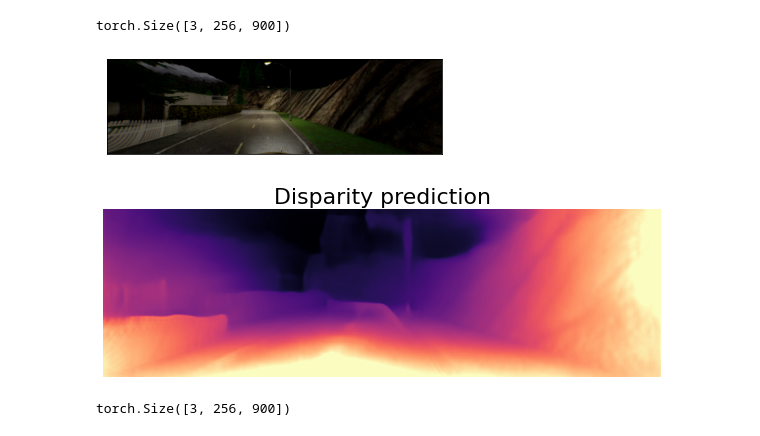
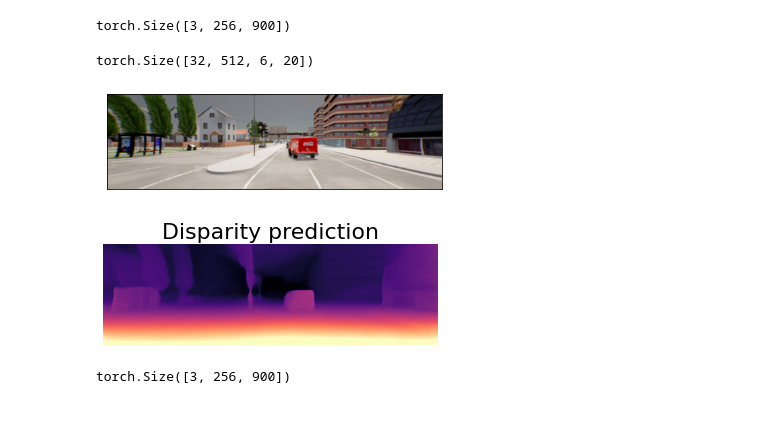
Before and after one commit to shamalweerasooriya/TCP_Refactored, a Jupyter notebook: resnet.ipynb, the cells around one changed output. Drawn from its saved outputs; the diff is of its cells as text; code cells hidden in the pictures.

```diff
--- a/resnet.ipynb
+++ b/resnet.ipynb
@@ -132,23 +134,26 @@ fImg[0].size()
 torch.Size([3, 256, 900])
 # %%
 f_o, df_o = monomodel.predict_depth_batch(fImg_o)
+f_o.size()
+# %% [output]
+torch.Size([32, 512, 6, 20])
 # %%
-num = 22
+num = 10
 # %%
 show(fImg_o[num])
 # %% [output]
-[figure, old version]
+[figure, new version]
 # %%
 # Saving colormapped depth image
 disp_resized_np = df_o[num].squeeze().cpu().numpy()
 vmax = np.percentile(disp_resized_np, 95)
 
-plt.figure(figsize=(10, 10))
+#plt.figure(figsize=(10, 10))
 plt.imshow(disp_resized_np, cmap='magma', vmax=vmax)
 plt.title("Disparity prediction", fontsize=22)
 plt.axis('off');
 # %% [output]
-[figure, old version]
+[figure, new version]
 # %%
 fImg_o[26].size()
 # %% [output]
```
Also changed, not shown: parts of 2 cells of this notebook.
